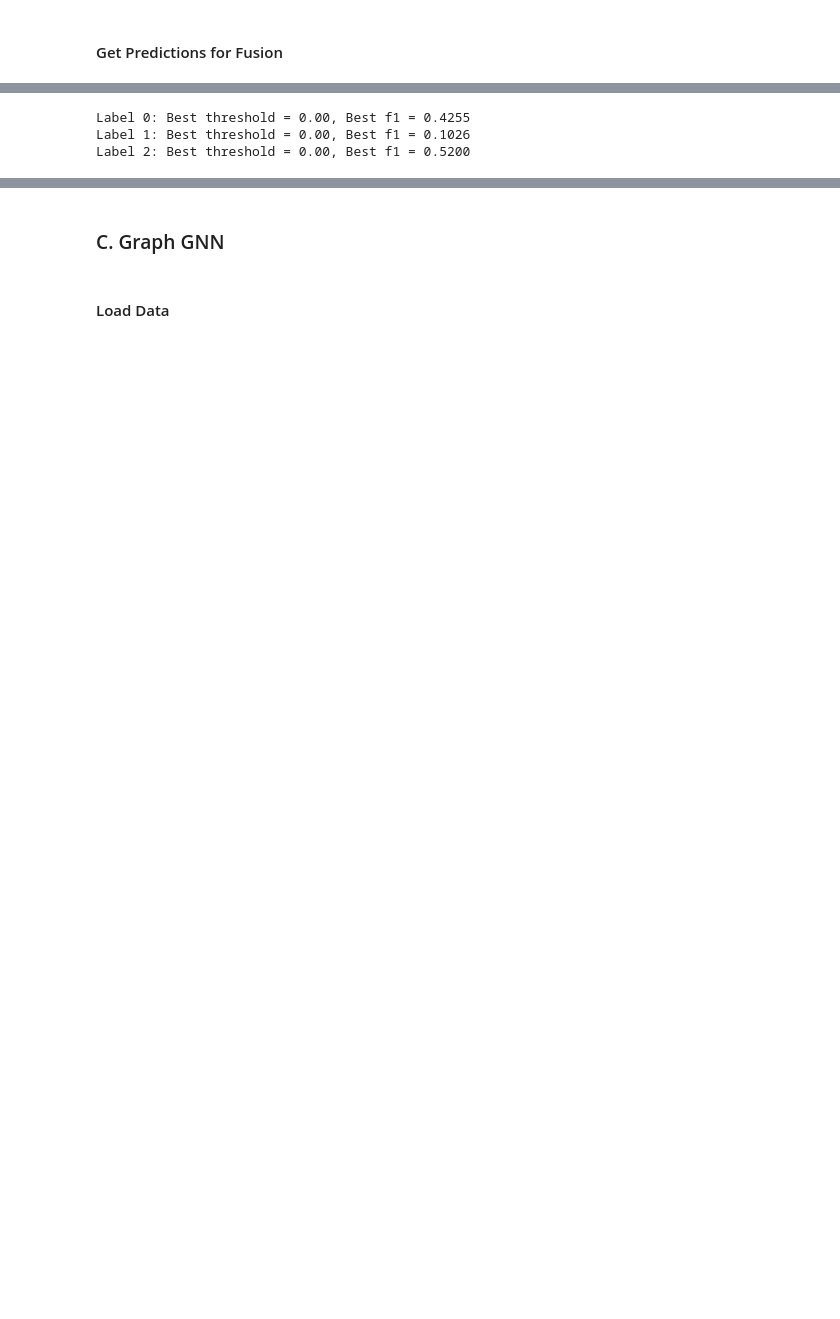
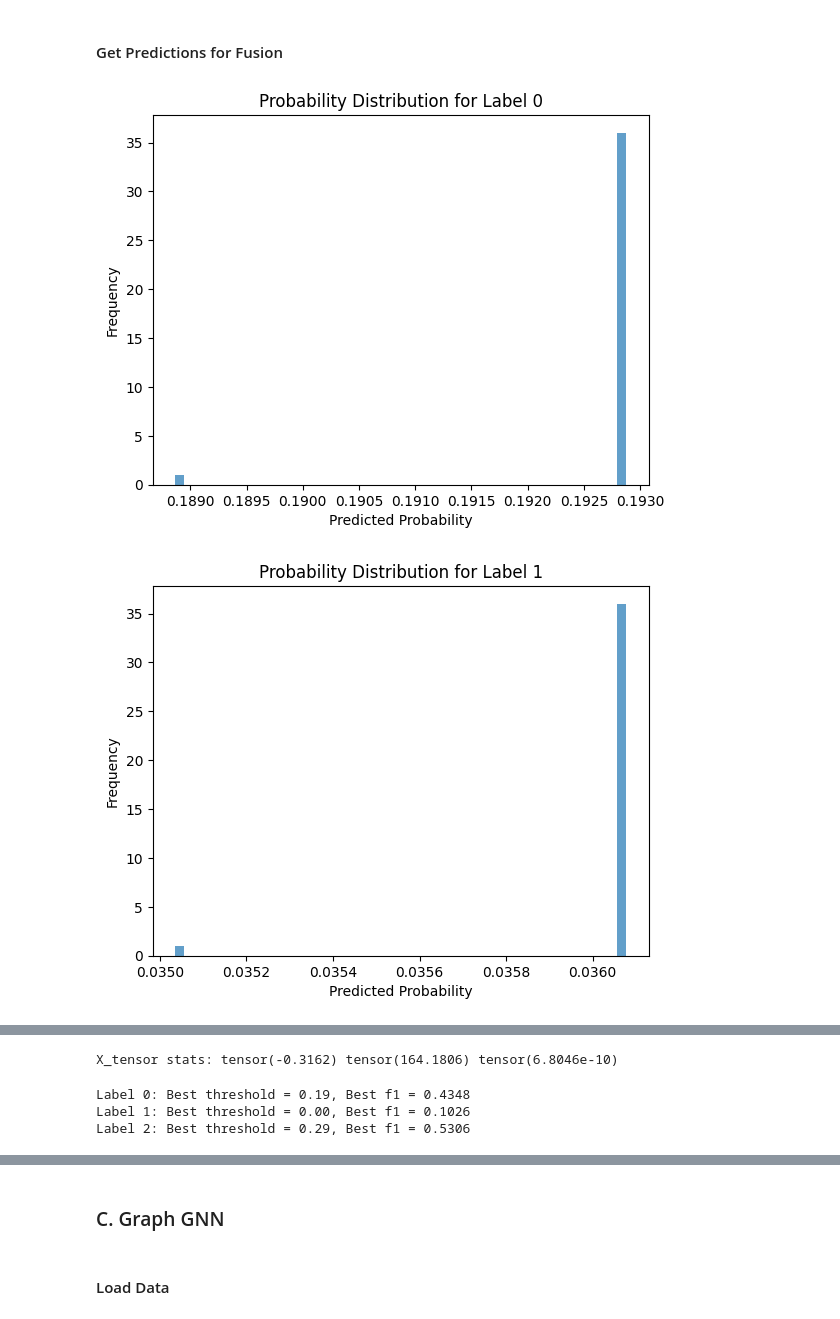
Before and after one commit to patorsiang/rugpull-detection-msc-kent-2025, a Jupyter notebook: notebooks/3_baseline.ipynb, the cells around one changed output, grey strips where cells are left out. Drawn from its saved outputs; the diff is of its cells as text; code cells hidden in the pictures; blank space fills up the shorter version.

```diff
--- a/notebooks/3_baseline.ipynb
+++ b/notebooks/3_baseline.ipynb
@@ -287,13 +303,14 @@ padded_seqs = pad_sequence(all_sequences, batch_first=True)  # [B, T, 3]
 # %% [markdown]
 #### Normalize Time/Value/Gas Columns
 # %%
-# Flatten for normalization
+# Flatten for fitting
 flat = torch.cat(all_sequences).numpy()
 
-scaler = MinMaxScaler()
+# Standardize
+scaler = StandardScaler()
 scaler.fit(flat)
 
-# Apply normalization
+# Apply to all sequences
 normalized_seqs = [torch.tensor(scaler.transform(seq), dtype=torch.float32) for seq in all_sequences]
 padded_normalized = pad_sequence(normalized_seqs, batch_first=True)
 # %% [markdown]
@@ -349,3 +366,13 @@ with torch.no_grad():
     logits = model(X_tensor)        # before sigmoid
     probs = torch.sigmoid(logits)   # convert to probabilities
     y_true = y_tensor
+# %%
+for i in range(probs.shape[1]):
+    plt.hist(probs[:, i], bins=50, alpha=0.7)
+    plt.title(f"Probability Distribution for Label {i}")
+    plt.xlabel("Predicted Probability")
+    plt.ylabel("Frequency")
+    plt.show()
+# %% [output]
+[figure, added]
+[figure, added]
@@ -352,9 +380,13 @@ with torch.no_grad():
+# %%
+print("X_tensor stats:", X_tensor.min(), X_tensor.max(), X_tensor.mean())
+# %% [output]
+X_tensor stats: tensor(-0.3162) tensor(164.1806) tensor(6.8046e-10)
 # %%
-best_thresholds, _ = tune_thresholds(y_true, probs)
+best_thresholds, _ = tune_thresholds(y_true, probs, 'f1')
 # %% [output]
-Label 0: Best threshold = 0.00, Best f1 = 0.4255
+Label 0: Best threshold = 0.19, Best f1 = 0.4348
 Label 1: Best threshold = 0.00, Best f1 = 0.1026
-Label 2: Best threshold = 0.00, Best f1 = 0.5200
+Label 2: Best threshold = 0.29, Best f1 = 0.5306
 # %%
 evaluate_multilabel_classification(
     y_true=y_true.numpy(),       # ground truth (0 or 1)
```
Also changed, not shown: parts of 12 cells of this notebook.
